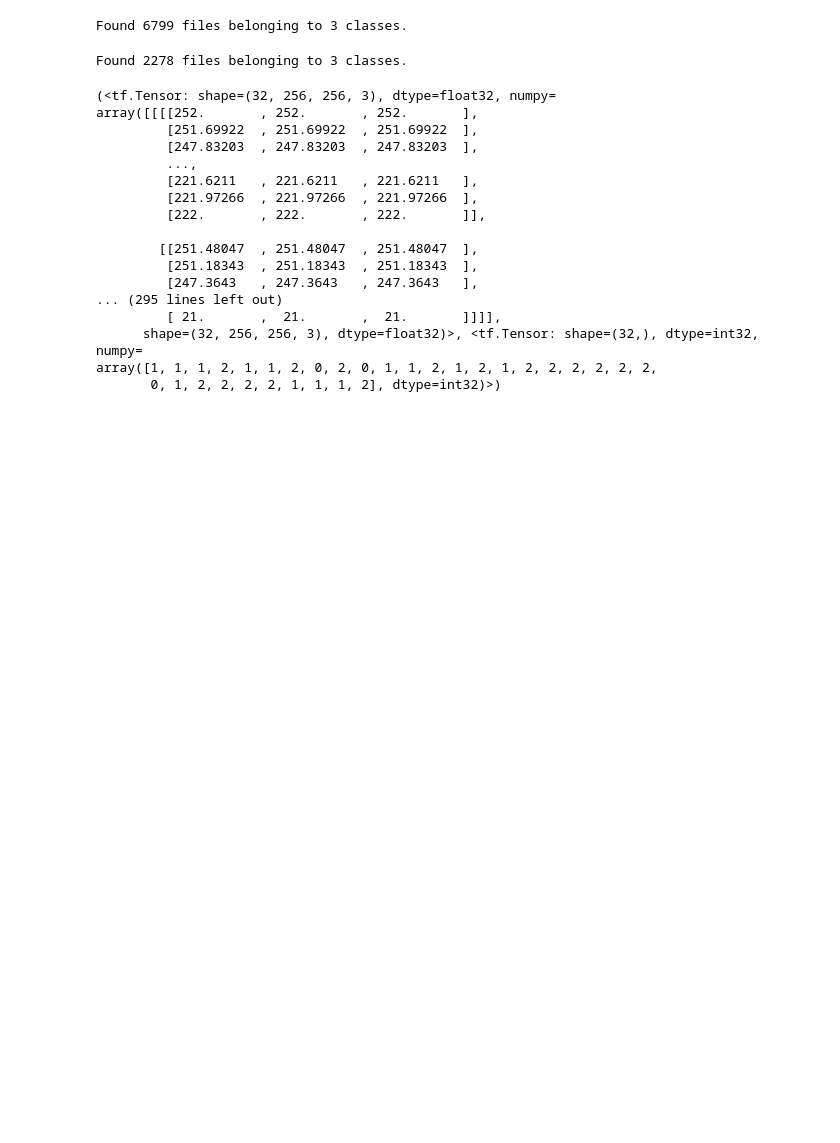
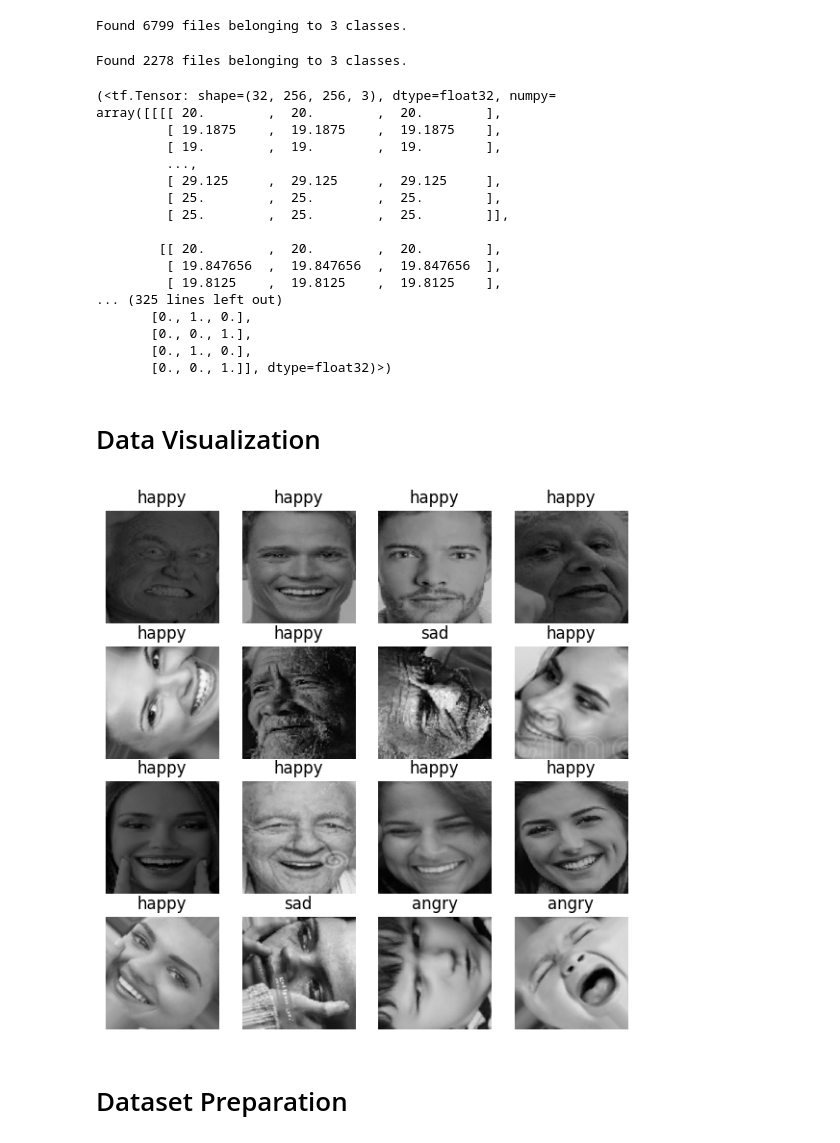
Before and after one commit to sleepsonrockss/Deep-Learning, a Jupyter notebook: HumanEmotions/HE.ipynb, the cells around one changed output. Cells and saved outputs as stored; diff of their text form; code cells hidden in the pictures; blank space fills up the shorter version.

Commit message:
Done with Data Visualization

```diff
--- a/HumanEmotions/HE.ipynb
+++ b/HumanEmotions/HE.ipynb
@@ -124,7 +118,7 @@ CONFIGURATION = {
 train_dataset = tf.keras.preprocessing.image_dataset_from_directory(
     TRAIN_DIRECTORY,
     labels='inferred',
-    label_mode='int',
+    label_mode='categorical',
     class_names=CLASS_NAMES,
     color_mode='rgb',
     batch_size=CONFIGURATION['BATCH_SIZE'],
@@ -137,7 +131,7 @@ Found 6799 files belonging to 3 classes.
 val_dataset = tf.keras.preprocessing.image_dataset_from_directory(
     VALIDATION_DIRECTORY,
     labels='inferred',
-    label_mode='int',
+    label_mode='categorical',
     class_names=CLASS_NAMES,
     color_mode='rgb',
     batch_size=CONFIGURATION['BATCH_SIZE'],
@@ -151,19 +145,33 @@ for i in val_dataset.take(1): # taking one batch
     print(i)
 # %% [output]
 (<tf.Tensor: shape=(32, 256, 256, 3), dtype=float32, numpy=
-array([[[[252.       , 252.       , 252.       ],
-         [251.69922  , 251.69922  , 251.69922  ],
-         [247.83203  , 247.83203  , 247.83203  ],
+array([[[[ 20.        ,  20.        ,  20.        ],
+         [ 19.1875    ,  19.1875    ,  19.1875    ],
+         [ 19.        ,  19.        ,  19.        ],
          ...,
-         [221.6211   , 221.6211   , 221.6211   ],
-         [221.97266  , 221.97266  , 221.97266  ],
-         [222.       , 222.       , 222.       ]],
+         [ 29.125     ,  29.125     ,  29.125     ],
+         [ 25.        ,  25.        ,  25.        ],
+         [ 25.        ,  25.        ,  25.        ]],
 
-        [[251.48047  , 251.48047  , 251.48047  ],
-         [251.18343  , 251.18343  , 251.18343  ],
-         [247.3643   , 247.3643   , 247.3643   ],
-... (295 lines left out)
-         [ 21.       ,  21.       ,  21.       ]]]],
-      shape=(32, 256, 256, 3), dtype=float32)>, <tf.Tensor: shape=(32,), dtype=int32, numpy=
-array([1, 1, 1, 2, 1, 1, 2, 0, 2, 0, 1, 1, 2, 1, 2, 1, 2, 2, 2, 2, 2, 2,
-       0, 1, 2, 2, 2, 2, 1, 1, 1, 2], dtype=int32)>)
+        [[ 20.        ,  20.        ,  20.        ],
+         [ 19.847656  ,  19.847656  ,  19.847656  ],
+         [ 19.8125    ,  19.8125    ,  19.8125    ],
+... (325 lines left out)
+       [0., 1., 0.],
+       [0., 0., 1.],
+       [0., 1., 0.],
+       [0., 0., 1.]], dtype=float32)>)
+# %% [markdown]
+# Data Visualization
+# %%
+plt.figure(figsize = (7,7))
+for images, labels in train_dataset.take(1):
+    for i in range(16):
+        ax = plt.subplot(4,4,i+1)
+        plt.imshow(images[i]/255)
+        plt.title(CLASS_NAMES[tf.argmax(labels[i], axis = 0).numpy()])
+        plt.axis('off')
+# %% [output]
+[figure, added]
+# %% [markdown]
+# Dataset Preparation
```
Also changed, not shown: parts of 3 cells of this notebook.
